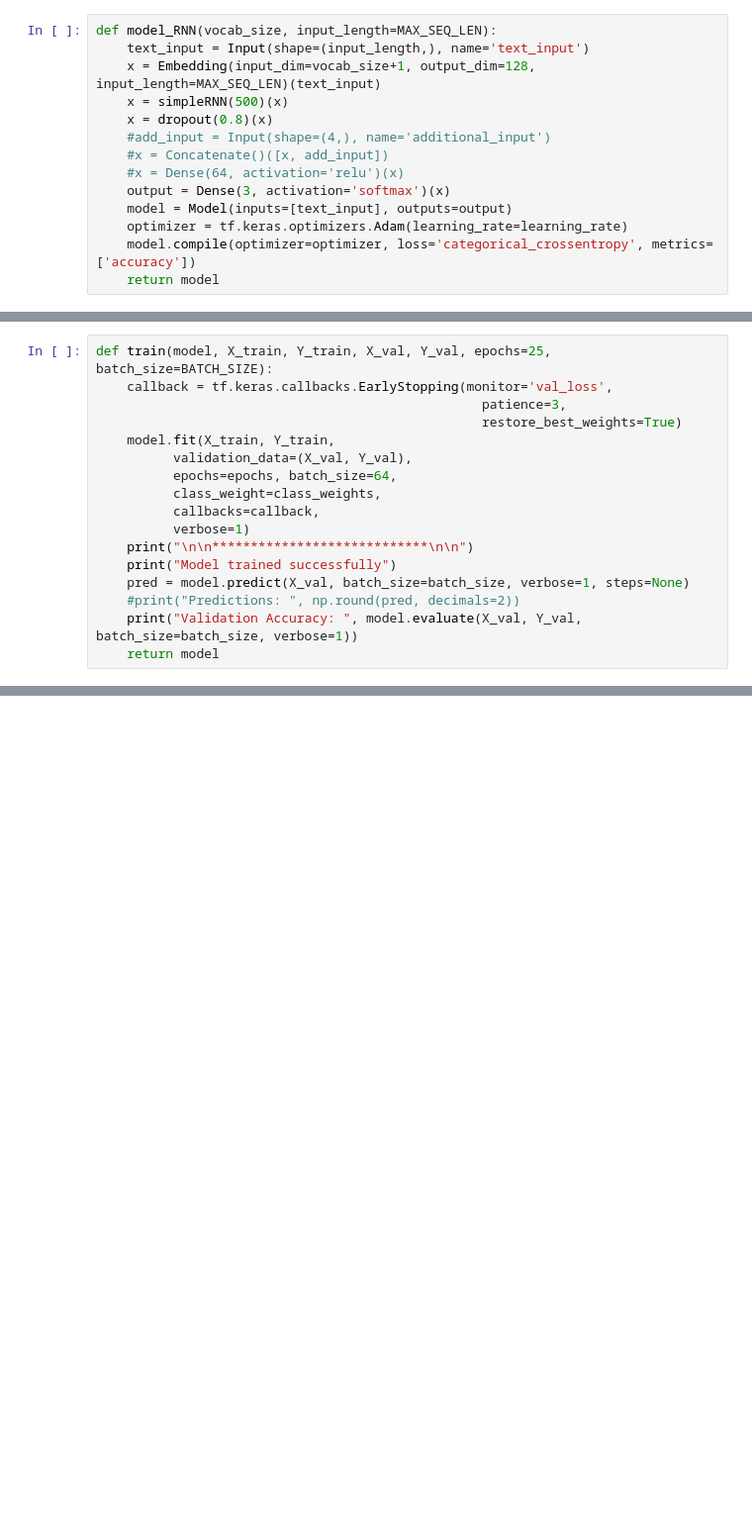
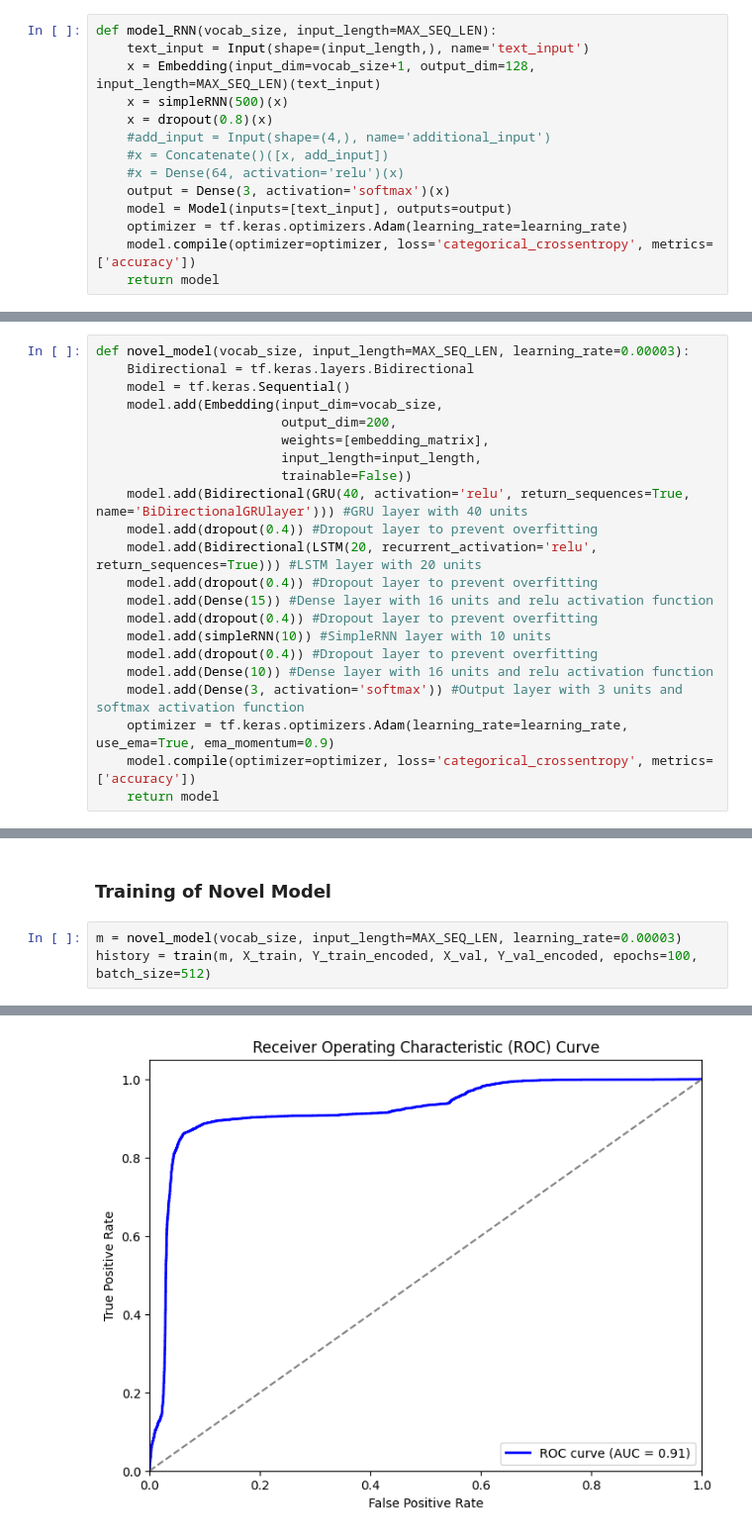
Before and after one commit to alkkuma1/hate_speech_detection, a Jupyter notebook: davidson_hatespeech.ipynb, the cells around one changed output, grey strips where cells are left out. Shown: that part at 99% size. Cells and saved outputs as stored; diff of their text form; blank space fills up the shorter version.

```diff
--- a/davidson_hatespeech.ipynb
+++ b/davidson_hatespeech.ipynb
@@ -230,20 +246,25 @@ def model_GRU(vocab_size, input_length=MAX_SEQ_LEN):
     optimizer = tf.keras.optimizers.Adam(learning_rate=learning_rate)
     model.compile(optimizer=optimizer, loss='categorical_crossentropy', metrics=['accuracy'])
     return model
-# %%
-def train(model, X_train, Y_train, X_val, Y_val, epochs=25, batch_size=BATCH_SIZE):
-    callback = tf.keras.callbacks.EarlyStopping(monitor='val_loss',
-                                                  patience=3,
-                                                  restore_best_weights=True)
-    model.fit(X_train, Y_train,
-          validation_data=(X_val, Y_val),
-          epochs=epochs, batch_size=64,
-          class_weight=class_weights,
-          callbacks=callback,
-          verbose=1)
-    print("\n\n****************************\n\n")
-    print("Model trained successfully")
-    pred = model.predict(X_val, batch_size=batch_size, verbose=1, steps=None)
-    #print("Predictions: ", np.round(pred, decimals=2))
-    print("Validation Accuracy: ", model.evaluate(X_val, Y_val, batch_size=batch_size, verbose=1))
-    return model
+# %%
+def novel_model(vocab_size, input_length=MAX_SEQ_LEN, learning_rate=0.00003):
+    Bidirectional = tf.keras.layers.Bidirectional
+    model = tf.keras.Sequential()
+    model.add(Embedding(input_dim=vocab_size,
+                        output_dim=200,
+                        weights=[embedding_matrix],
+                        input_length=input_length,
+                        trainable=False))
+    model.add(Bidirectional(GRU(40, activation='relu', return_sequences=True, name='BiDirectionalGRUlayer'))) #GRU layer with 40 units
+    model.add(dropout(0.4)) #Dropout layer to prevent overfitting
+    model.add(Bidirectional(LSTM(20, recurrent_activation='relu', return_sequences=True))) #LSTM layer with 20 units
+    model.add(dropout(0.4)) #Dropout layer to prevent overfitting
+    model.add(Dense(15)) #Dense layer with 16 units and relu activation function
+    model.add(dropout(0.4)) #Dropout layer to prevent overfitting
+    model.add(simpleRNN(10)) #SimpleRNN layer with 10 units
+    model.add(dropout(0.4)) #Dropout layer to prevent overfitting
+    model.add(Dense(10)) #Dense layer with 16 units and relu activation function
+    model.add(Dense(3, activation='softmax')) #Output layer with 3 units and softmax activation function
+    optimizer = tf.keras.optimizers.Adam(learning_rate=learning_rate, use_ema=True, ema_momentum=0.9)
+    model.compile(optimizer=optimizer, loss='categorical_crossentropy', metrics=['accuracy'])
+    return model
@@ -303,0 +420,6 @@ Validation Accuracy:  [1.0727709531784058, 0.7678031325340271]
+# %% [markdown]
+### Training of Novel Model
+# %%
+m = novel_model(vocab_size, input_length=MAX_SEQ_LEN, learning_rate=0.00003)
+history = train(m, X_train, Y_train_encoded, X_val, Y_val_encoded, epochs=100, batch_size=512)
+# %% [output]
@@ -303,0 +443 @@ Validation Accuracy:  [1.0727709531784058, 0.7678031325340271]
+[figure, added]
```
Also changed, not shown: parts of 27 cells of this notebook.
